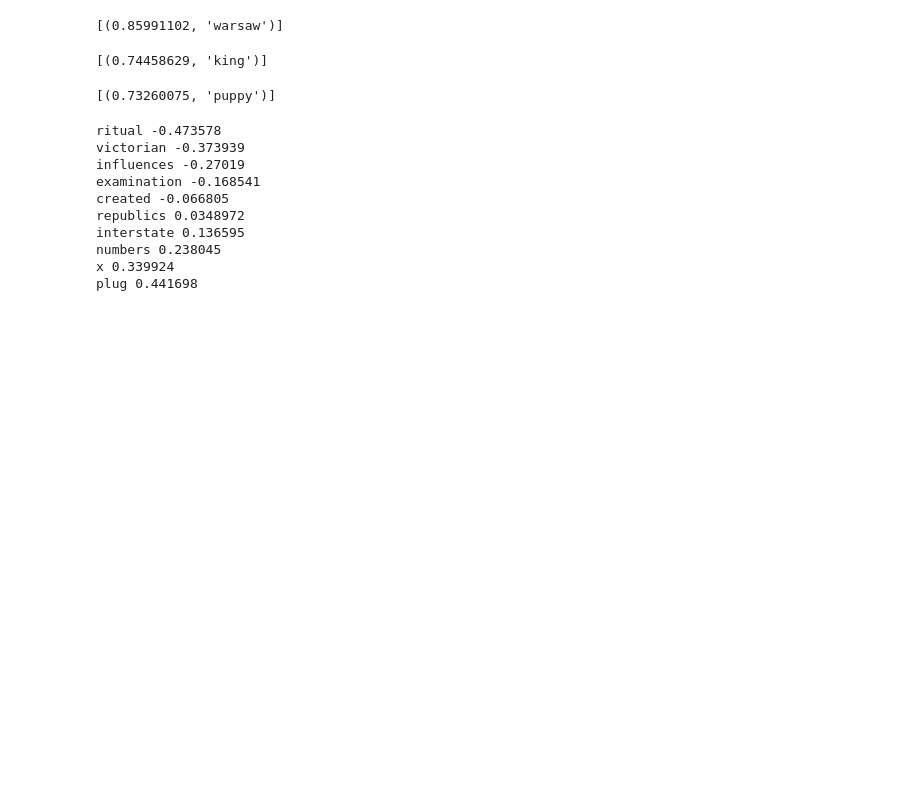
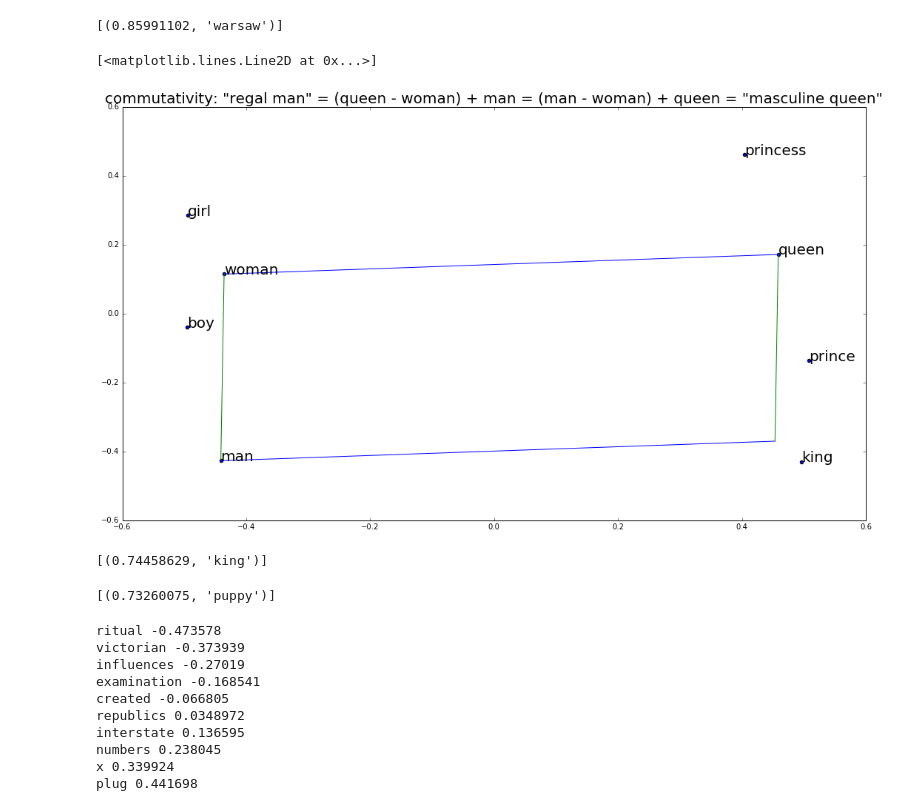
Before and after one commit to hrldcpr/word-embeddings, a Jupyter notebook: analogies.ipynb, the cells around one changed output. Drawn from its saved outputs; the diff is of its cells as text; code cells hidden in the pictures; blank space fills up the shorter version.

```diff
--- a/analogies.ipynb
+++ b/analogies.ipynb
@@ -102,6 +137,29 @@ plot_words('larger', 'largest',
 most_similar(vectors['paris'] - vectors['france'] + vectors['poland'])
 # %% [output]
 [(0.85991102, 'warsaw')]
+# %%
+plt.title('commutativity: "regal man" = (queen - woman) + man = (man - woman) + queen = "masculine queen"', fontsize=20)
+
+pca = plot_words('man', 'king',
+                 'woman', 'queen',
+                 'boy', 'prince',
+                 'girl', 'princess')
+queen, woman, man = pca.transform([vectors[x] for x in ('queen', 'woman', 'man')])
+regal = queen - woman
+masculine = man - woman
+
+regal_woman = regal + woman
+plt.plot([woman[0], regal_woman[0]], [woman[1], regal_woman[1]], 'b')
+masculine_woman = masculine + woman
+plt.plot([woman[0], masculine_woman[0]], [woman[1], masculine_woman[1]], 'g')
+
+regal_man = regal + man
+plt.plot([man[0], regal_man[0]], [man[1], regal_man[1]], 'b')
+masculine_queen = masculine + queen
+plt.plot([queen[0], masculine_queen[0]], [queen[1], masculine_queen[1]], 'g')
+# %% [output]
+[<matplotlib.lines.Line2D at 0x...>]
+[figure, added]
 # %%
 most_similar(vectors['queen'] - vectors['woman'] + vectors['man'], 'queen')
 # %% [output]
```
Also changed, not shown: parts of 5 cells of this notebook.
